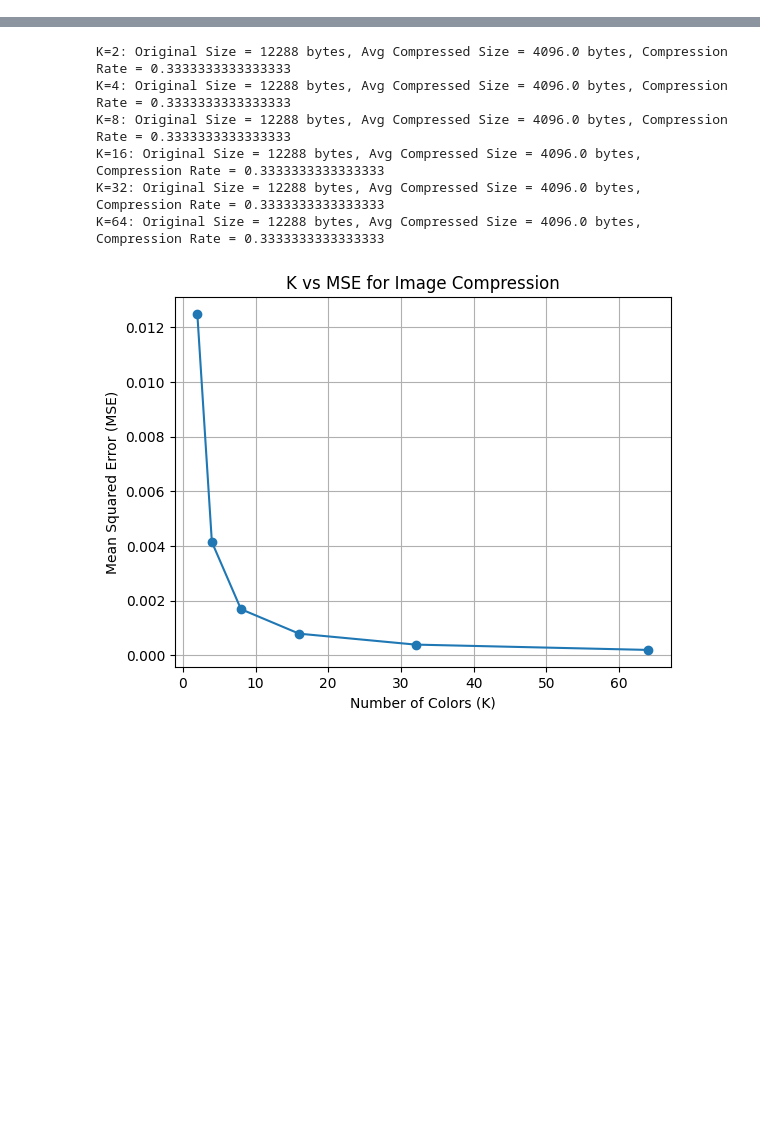
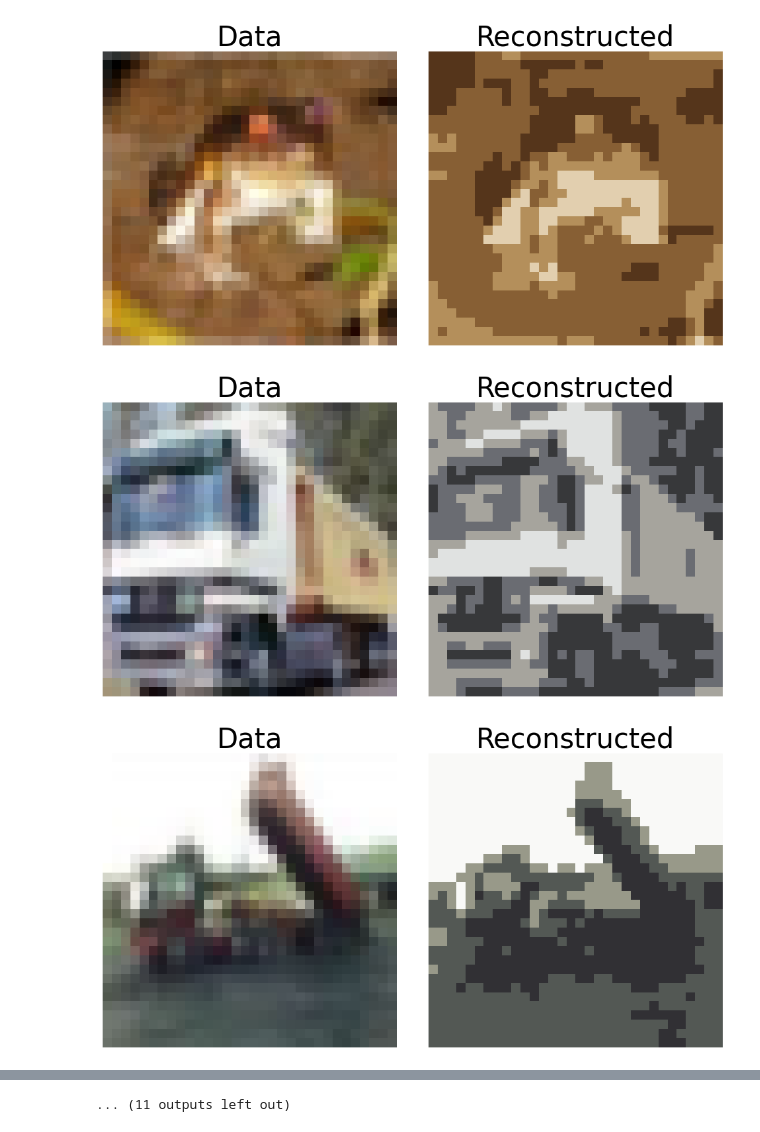
Before and after one commit to brianxxx1/ECE1513_2025_G18_Project, a Jupyter notebook: K-Means.ipynb, the cells around one changed output, grey strips where cells are left out. Drawn from its saved outputs; the diff is of its cells as text; code cells hidden in the pictures; blank space fills up the shorter version.

Commit message:
update k means

```diff
--- a/K-Means.ipynb
+++ b/K-Means.ipynb
@@ -4,6 +4,7 @@ import numpy as np
 from sklearn.cluster import KMeans
 import matplotlib.pyplot as plt
 from sklearn.metrics import mean_squared_error
+import matplotlib.pyplot as plt
 
 (x_train, _), (x_test, _) = cifar10.load_data()
 x_train = x_train.astype('float32') / 255.0
@@ -18,41 +19,82 @@ def compress_image(img, n_colors=16):
 
     # Calculate the size of the compressed image (in bytes)
     compressed_img = compressed_flat.reshape(h, w, c) # 4 bytes per index for K-means (typically 4 bytes for an integer)
-    compressed_size = h * w * 4
+    index_size = h * w * 4
+    centroid_size = n_colors * 3 * 4
+    total_compressed_size = index_size + centroid_size
 
-    return compressed_img, compressed_size
+    return compressed_img, total_compressed_size
 
 def evaluate_mse(images, n_colors_list, num_samples=1000):
     mse_results = []
+    ratio_results = []
 
     for k in n_colors_list:
         total_mse = 0
         total_compressed_size = 0
         for i in range(num_samples):
             original = images[i]
             original_size = original.size * original.itemsize
             compressed_img, compressed_size = compress_image(original, n_colors=k)
             mse = mean_squared_error(original.reshape(-1, 3), compressed_img.reshape(-1, 3))
             total_mse += mse
             total_compressed_size += compressed_size
 
         avg_mse = total_mse / num_samples  # Average MSE for this value of K
         avg_compressed_size = total_compressed_size / num_samples # Average compressed size for this value of K
         mse_results.append((k, avg_mse))
         print(f"K={k}: Original Size = {original_size} bytes, Avg Compressed Size = {avg_compressed_size} bytes, Compression Rate = {avg_compressed_size/original_size}")
+        ratio_results.append((k, avg_compressed_size/original_size))
 
-    return mse_results
+    return mse_results, ratio_results
 
-n_colors_list = [2, 4, 8, 16, 32, 64]
+def plot_compressed_images_separate(images, n_colors=4, num_images=20):
+    for i in range(num_images):
+        original = images[i]
+        compressed_img, _ = compress_image(original, n_colors=n_colors)
 
-mse_results = evaluate_mse(x_train, n_colors_list)
+        fig, axes = plt.subplots(1, 2, figsize=(10, 5))
 
-# Plot the results
-ks, mse_values = zip(*mse_results)
-plt.plot(ks, mse_values, marker='o')
-plt.xlabel('Number of Colors (K)')
-plt.ylabel('Mean Squared Error (MSE)')
-plt.title('K vs MSE for Image Compression')
+        axes[0].imshow(original)
+        axes[0].axis('off')
+        axes[0].set_title("Data", fontsize=30)
+
+        axes[1].imshow(compressed_img)
+        axes[1].axis('off')
+        axes[1].set_title("Reconstructed", fontsize=30)
+
+        plt.tight_layout()
+        plt.show()
+
+plot_compressed_images_separate(x_train, n_colors=4, num_images=20)
+
+n_colors_list = [1, 2, 4, 8, 16, 32, 64]
+
+mse_results, ratio_results = evaluate_mse(x_train, n_colors_list)
+print(mse_results)
+print(ratio_results)
+
+n_colors_mse, mse_values = zip(*mse_results)
+n_colors_ratio, ratio_values = zip(*ratio_results)
+
+# Plotting MSE
+plt.figure(figsize=(8, 5))
+plt.plot(n_colors_mse, mse_values, marker='o', linestyle='-', color='b')
+plt.title('Mean Squared Error vs. Number of Colors', fontsize=14)
+plt.xlabel('Number of Colors (K)', fontsize=12)
+plt.ylabel('Mean Squared Error', fontsize=12)
 plt.grid(True)
 plt.show()
+
+# Plotting Compression Ratio
+plt.figure(figsize=(8, 5))
+plt.plot(n_colors_ratio, ratio_values, marker='o', linestyle='-', color='r')
+plt.title('Compression Ratio vs. Number of Colors', fontsize=14)
+plt.xlabel('Number of Colors (K)', fontsize=12)
+plt.ylabel('Compression Ratio', fontsize=12)
+plt.grid(True)
+plt.show()
 # %% [output]
+[figure, new version]
+[figure, added]
+[figure, added]
@@ -59,7 +110 @@ plt.show()
-K=2: Original Size = 12288 bytes, Avg Compressed Size = 4096.0 bytes, Compression Rate = 0.3333333333333333
-K=4: Original Size = 12288 bytes, Avg Compressed Size = 4096.0 bytes, Compression Rate = 0.3333333333333333
-K=8: Original Size = 12288 bytes, Avg Compressed Size = 4096.0 bytes, Compression Rate = 0.3333333333333333
-K=16: Original Size = 12288 bytes, Avg Compressed Size = 4096.0 bytes, Compression Rate = 0.3333333333333333
-K=32: Original Size = 12288 bytes, Avg Compressed Size = 4096.0 bytes, Compression Rate = 0.3333333333333333
-K=64: Original Size = 12288 bytes, Avg Compressed Size = 4096.0 bytes, Compression Rate = 0.3333333333333333
+... (11 outputs left out)
-[figure, old version]
```
Also changed, not shown: parts of 1 cell of this notebook.
